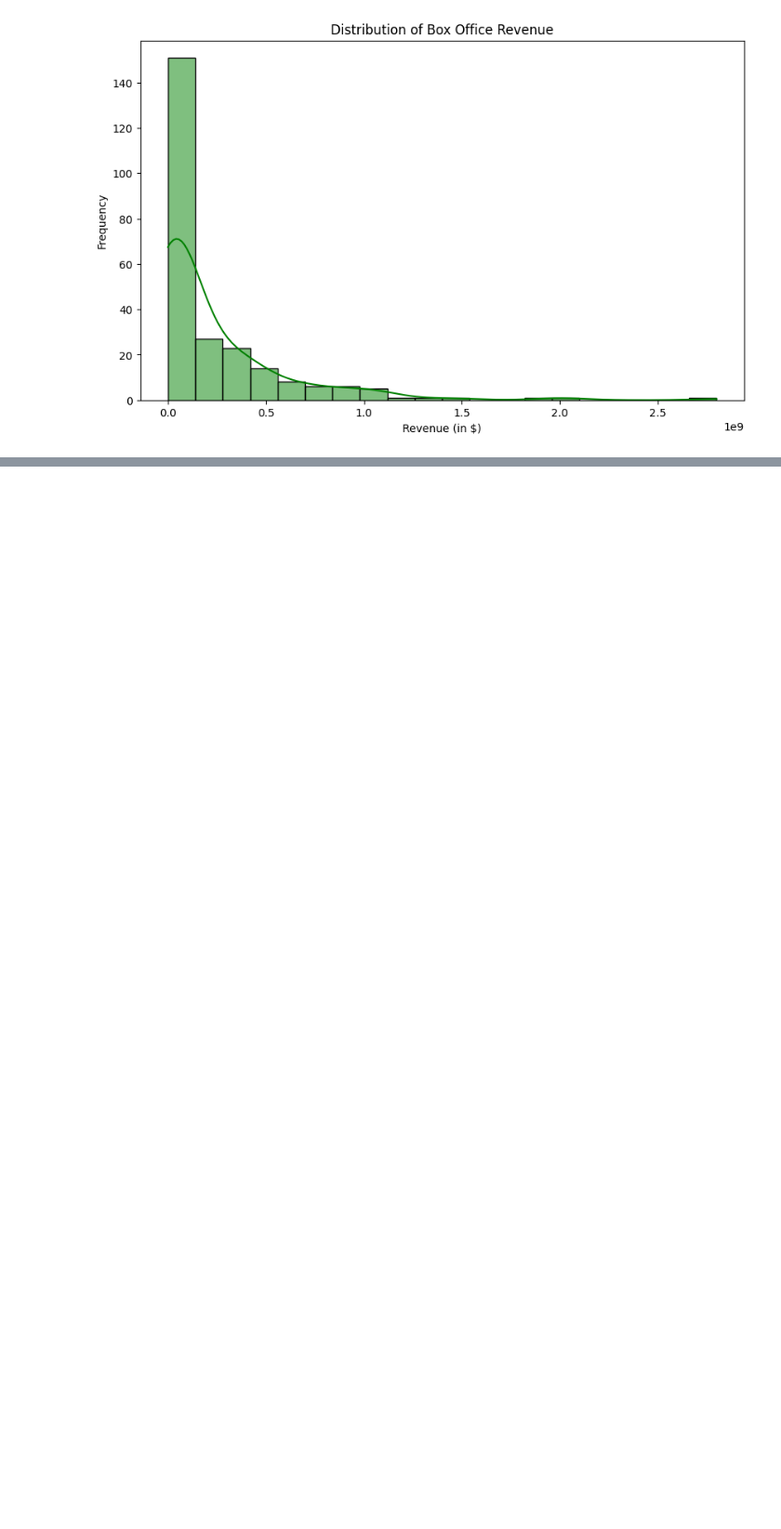
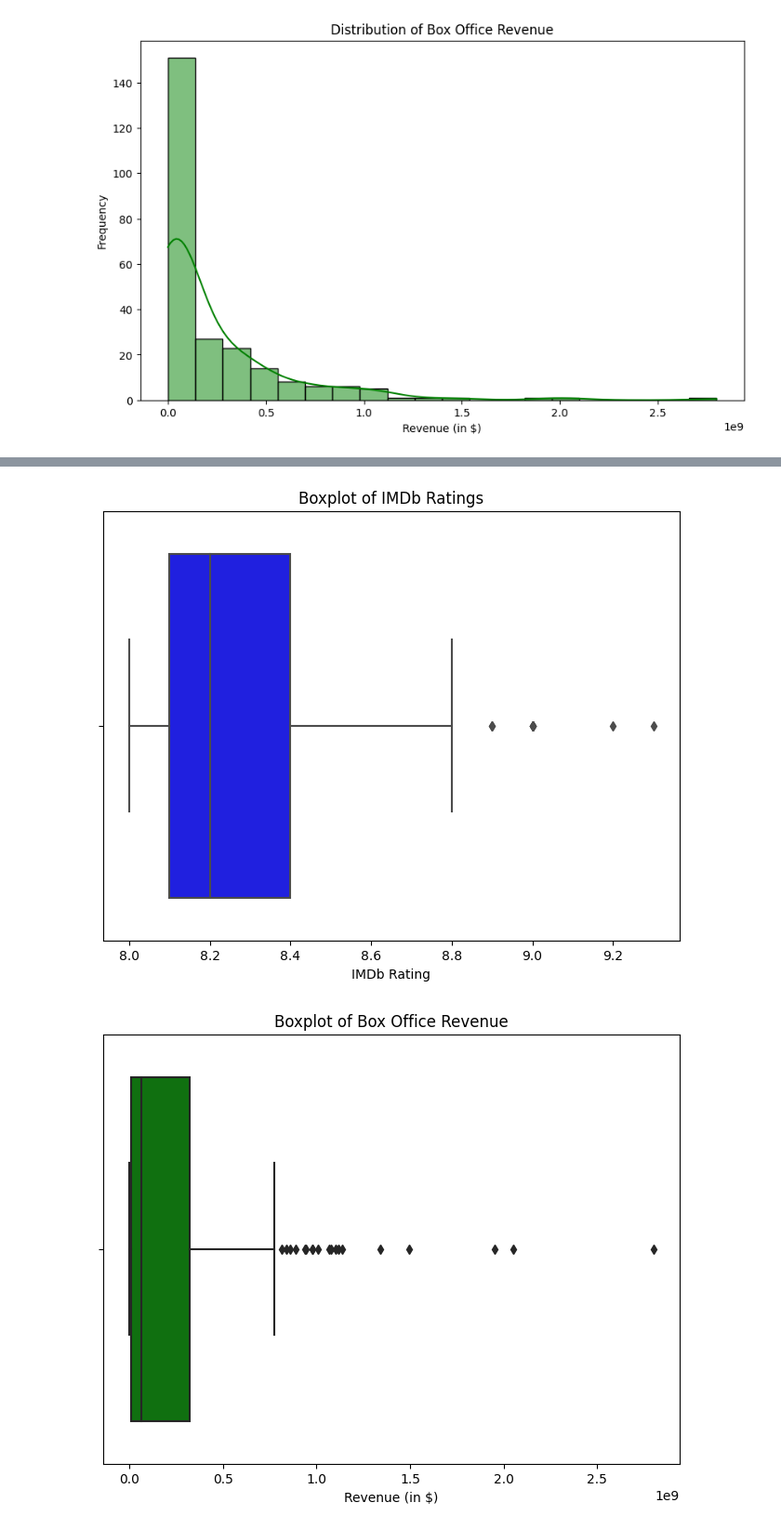
Before and after one commit to lfernando123/EDA-For-IMDbFilms, a Jupyter notebook: notebooks/eda.ipynb, the cells around one changed output, grey strips where cells are left out. Shown at 93% size. Saved outputs shown, nothing was run; the diff lists cells and outputs as text; code cells hidden in the pictures; blank space fills up the shorter version.

```diff
--- a/notebooks/eda.ipynb
+++ b/notebooks/eda.ipynb
@@ -327,0 +365,17 @@ plt.show()
+# %%
+# Boxplot for IMDb Ratings
+plt.figure(figsize=(8, 6))
+sns.boxplot(x=df['IMDb Rating'], color='blue')
+plt.title("Boxplot of IMDb Ratings")
+plt.xlabel("IMDb Rating")
+plt.show()
+
+# Boxplot for Box Office Revenue
+plt.figure(figsize=(8, 6))
+sns.boxplot(x=df['Box Office Revenue'], color='green')
+plt.title("Boxplot of Box Office Revenue")
+plt.xlabel("Revenue (in $)")
+plt.show()
+# %% [output]
+[figure, added]
+[figure, added]
```
Also changed, not shown: parts of 4 cells of this notebook.
